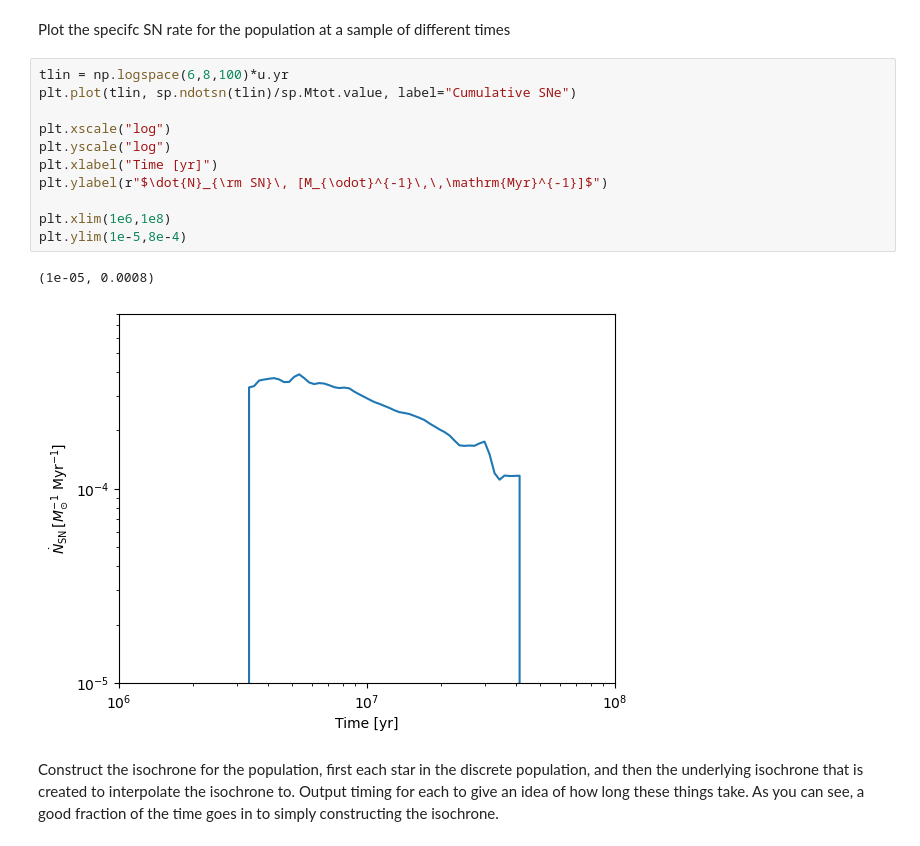
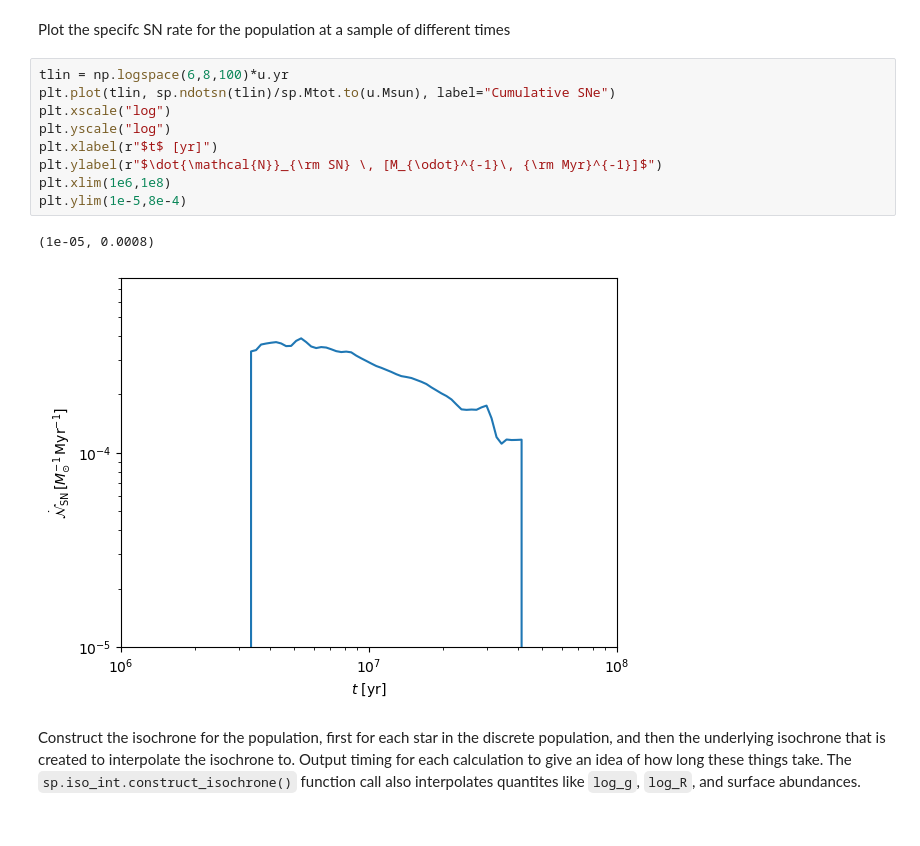
Before and after one commit to arsenal-popsynth/arsenal_gear, a Jupyter notebook: paper_plots.ipynb, the cells around one changed output. Saved outputs shown, nothing was run; the diff lists cells and outputs as text.

Commit message:
small fixes and plots update

```diff
--- a/paper_plots.ipynb
+++ b/paper_plots.ipynb
@@ -32,20 +30,18 @@ plt.legend()
 Plot the specifc SN rate for the population at a sample of different times
 # %%
 tlin = np.logspace(6,8,100)*u.yr
-plt.plot(tlin, sp.ndotsn(tlin)/sp.Mtot.value, label="Cumulative SNe")
-
+plt.plot(tlin, sp.ndotsn(tlin)/sp.Mtot.to(u.Msun), label="Cumulative SNe")
 plt.xscale("log")
 plt.yscale("log")
-plt.xlabel("Time [yr]")
-plt.ylabel(r"$\dot{N}_{\rm SN}\, [M_{\odot}^{-1}\,\,\mathrm{Myr}^{-1}]$")
-
+plt.xlabel(r"$t$ [yr]")
+plt.ylabel(r"$\dot{\mathcal{N}}_{\rm SN} \, [M_{\odot}^{-1}\, {\rm Myr}^{-1}]$")
 plt.xlim(1e6,1e8)
 plt.ylim(1e-5,8e-4)
 # %% [output]
 (1e-05, 0.0008)
-[figure, old version]
+[figure, new version]
 # %% [markdown]
-Construct the isochrone for the population, first each star in the discrete population, and then the underlying isochrone that is created to interpolate the isochrone to. Output timing for each to give an idea of how long these things take. As you can see, a good fraction of the time goes in to simply constructing the isochrone.
+Construct the isochrone for the population, first for each star in the discrete population, and then the underlying isochrone that is created to interpolate the isochrone to. Output timing for each calculation to give an idea of how long these things take. The `sp.iso_int.construct_isochrone()` function call also interpolates quantites like `log_g`, `log_R`, and surface abundances.
 # %%
 t = np.array([100])*u.Myr
 timing = -1*time()
```
Also changed, not shown: parts of 14 cells of this notebook, 3 other files.
